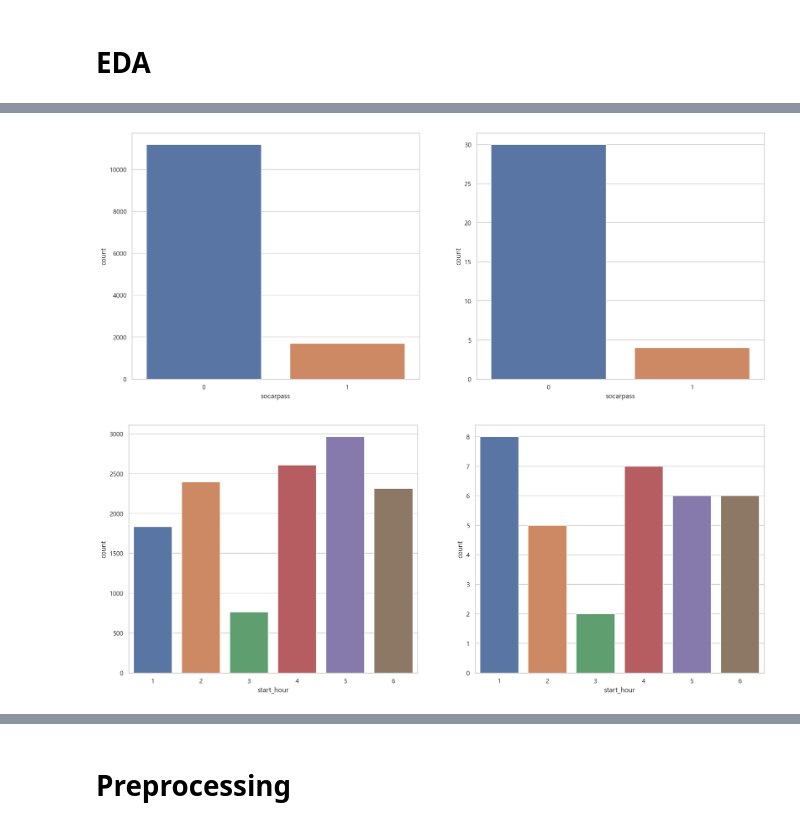
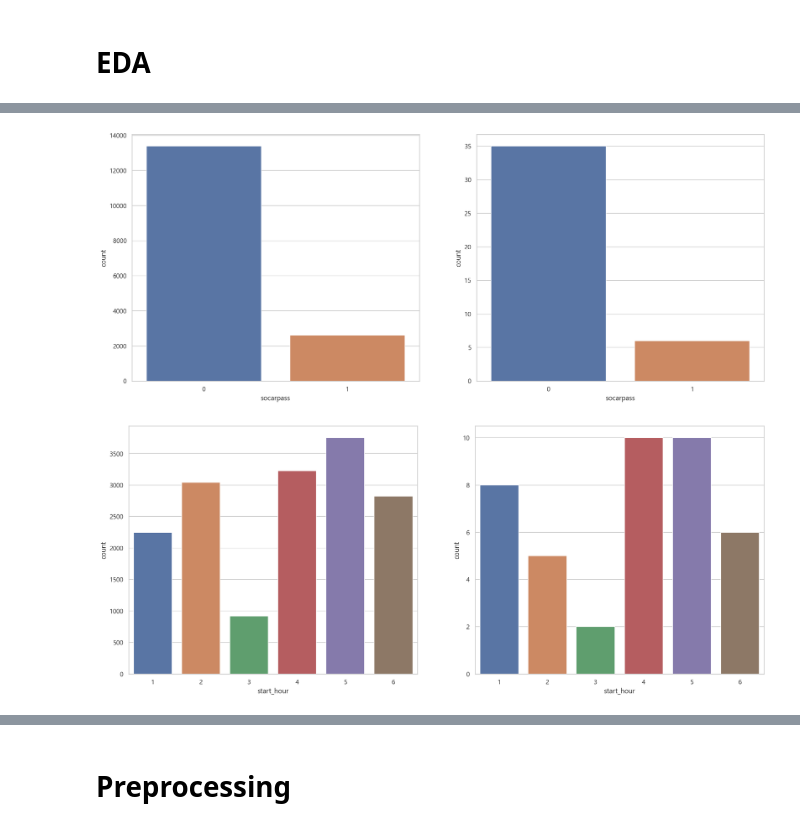
Before and after one commit to Yenabeam/dss_prjt_socar, a Jupyter notebook: 1. workspace/KSJ/socar_fraud_test_set.ipynb, the cells around one changed output, grey strips where cells are left out. Drawn from its saved outputs; the diff is of its cells as text; code cells hidden in the pictures.

```diff
--- a/1. workspace/KSJ/socar_fraud_test_set.ipynb
+++ b/1. workspace/KSJ/socar_fraud_test_set.ipynb
@@ -44,12 +79,12 @@ sns.countplot(data=socar_tr, x='accident_ratio');
 # %%
 fig, ax = plt.subplots(nrows=1, ncols=2, figsize=(20,8))
-sns.countplot(data=socar_tr, x='socarpass', ax=ax[0]);
-sns.countplot(data=socar_tr[socar_tr.fraud_YN == 1], x='socarpass', ax=ax[1]);
+sns.countplot(data=socar, x='socarpass', ax=ax[0]);
+sns.countplot(data=socar[socar.fraud_YN == 1], x='socarpass', ax=ax[1]);
 # %% [output]
-[figure, old version]
+[figure, new version]
 # %%
 fig, ax = plt.subplots(nrows=1, ncols=2, figsize=(20,8))
-sns.countplot(data=socar_tr, x='start_hour', ax=ax[0]);
-sns.countplot(data=socar_tr[socar_tr.fraud_YN == 1], x='start_hour', ax=ax[1]);
+sns.countplot(data=socar, x='start_hour', ax=ax[0]);
+sns.countplot(data=socar[socar.fraud_YN == 1], x='start_hour', ax=ax[1]);
 # %% [output]
-[figure, old version]
+[figure, new version]
```
Also changed, not shown: parts of 43 cells of this notebook.
